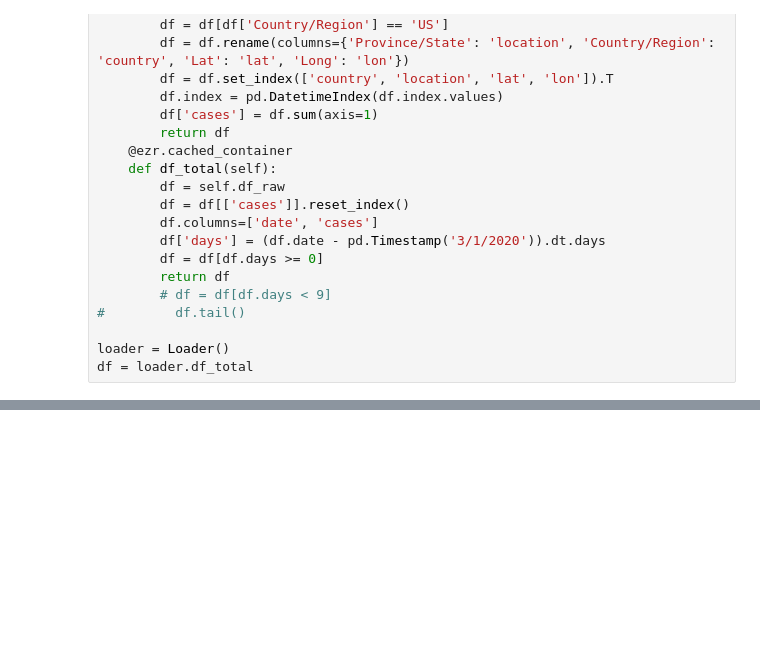
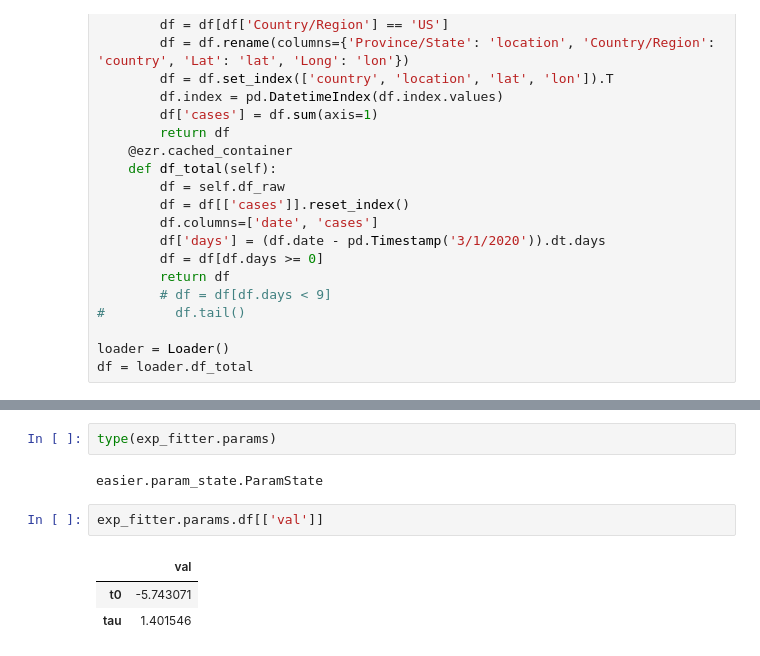
Before and after one commit to robdmc/COVID-19, a Jupyter notebook: us_corona.ipynb, the cells around one changed output, grey strips where cells are left out. Cells and saved outputs as stored; diff of their text form; blank space fills up the shorter version.

```diff
--- a/us_corona.ipynb
+++ b/us_corona.ipynb
@@ -141,0 +189,10 @@ m
+# %%
+type(exp_fitter.params)
+# %% [output]
+easier.param_state.ParamState
+# %%
+exp_fitter.params.df[['val']]
+# %% [output]
+|  | val |
+| t0 | -5.743071 |
+| tau | 1.401546 |
```
Also changed, not shown: parts of 15 cells of this notebook, 1 other file.
